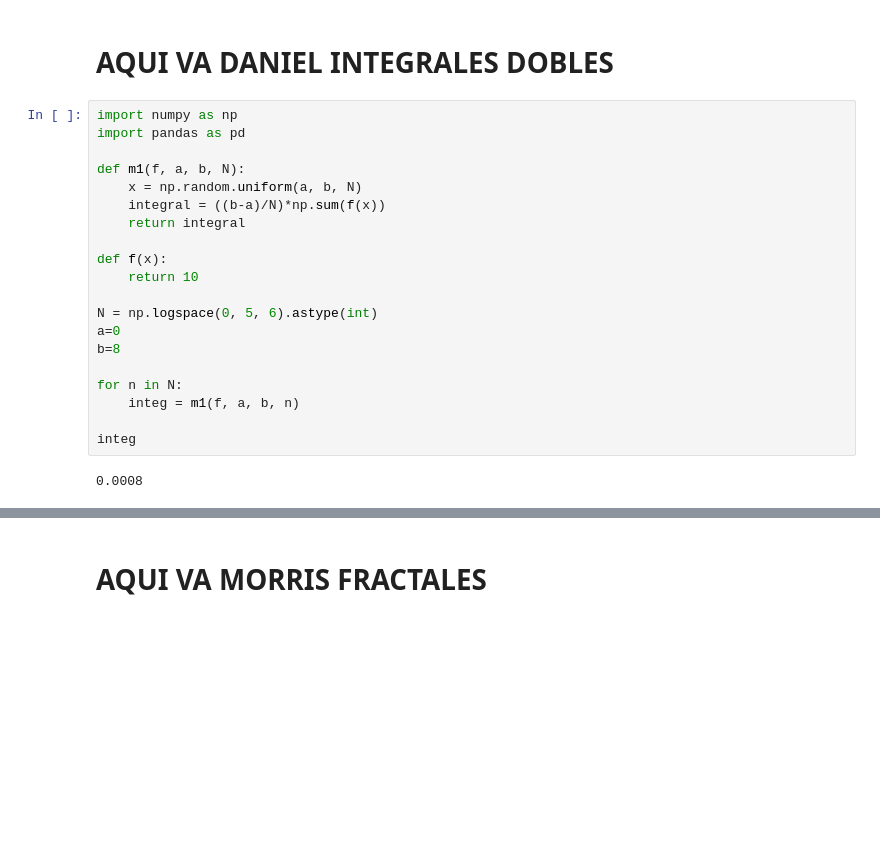
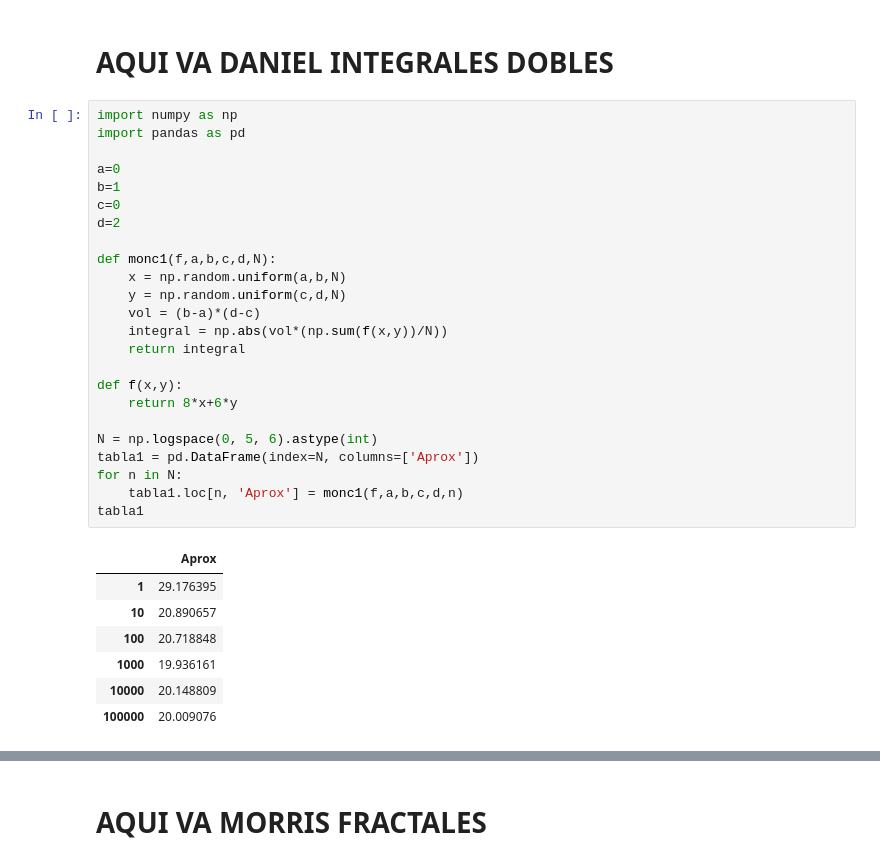
Before and after one commit to Daniel-Iteso/Proyecto2_HernandezDaniel_MarquezJesus, a Jupyter notebook: Proyecto2_Daniel_Jesus.ipynb, the cells around one changed output, grey strips where cells are left out. Saved outputs shown, nothing was run; the diff lists cells and outputs as text; blank space fills up the shorter version.

Commit message:
Integrales sin información
Se la agrego mañana

```diff
--- a/Proyecto2_Daniel_Jesus.ipynb
+++ b/Proyecto2_Daniel_Jesus.ipynb
@@ -47,22 +47,32 @@ Referencia:
 # %%
 import numpy as np
 import pandas as pd
 
-def m1(f, a, b, N):
-    x = np.random.uniform(a, b, N)
-    integral = ((b-a)/N)*np.sum(f(x))
+a=0
+b=1
+c=0
+d=2
+
+def monc1(f,a,b,c,d,N):
+    x = np.random.uniform(a,b,N)
+    y = np.random.uniform(c,d,N)
+    vol = (b-a)*(d-c)
+    integral = np.abs(vol*(np.sum(f(x,y))/N))
     return integral
 
-def f(x):
-    return 10
+def f(x,y):
+    return 8*x+6*y
 
 N = np.logspace(0, 5, 6).astype(int)
-a=0
-b=8
-
+tabla1 = pd.DataFrame(index=N, columns=['Aprox'])
 for n in N:
-    integ = m1(f, a, b, n)
-
-integ
+    tabla1.loc[n, 'Aprox'] = monc1(f,a,b,c,d,n)
+tabla1
 # %% [output]
-0.0008
+|  | Aprox |
+| 1 | 29.176395 |
+| 10 | 20.890657 |
+| 100 | 20.718848 |
+| 1000 | 19.936161 |
+| 10000 | 20.148809 |
+| 100000 | 20.009076 |
```
Also changed, not shown: parts of 2 cells of this notebook.
